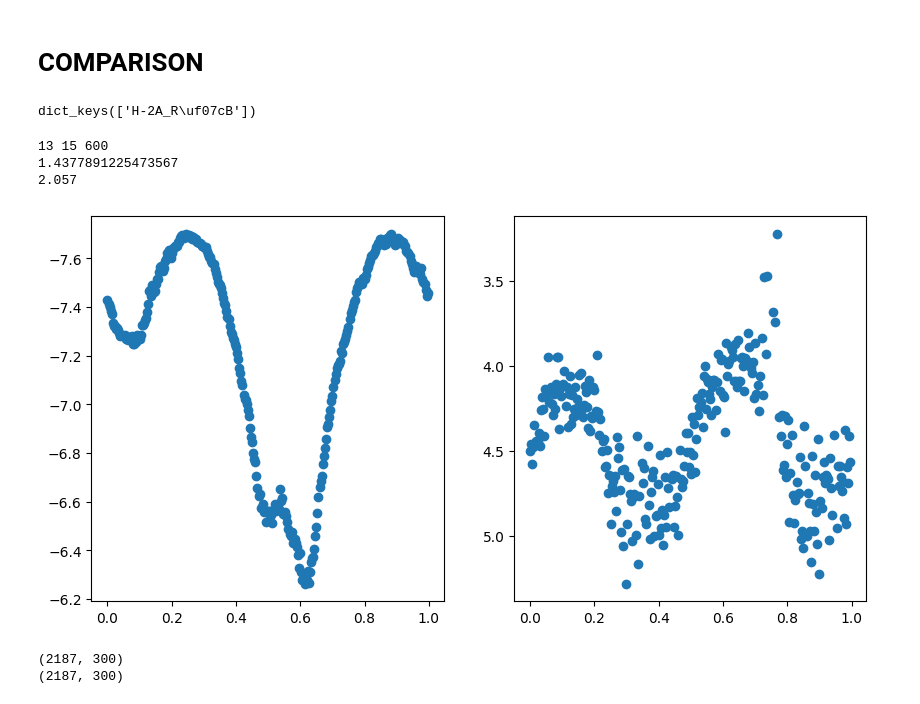
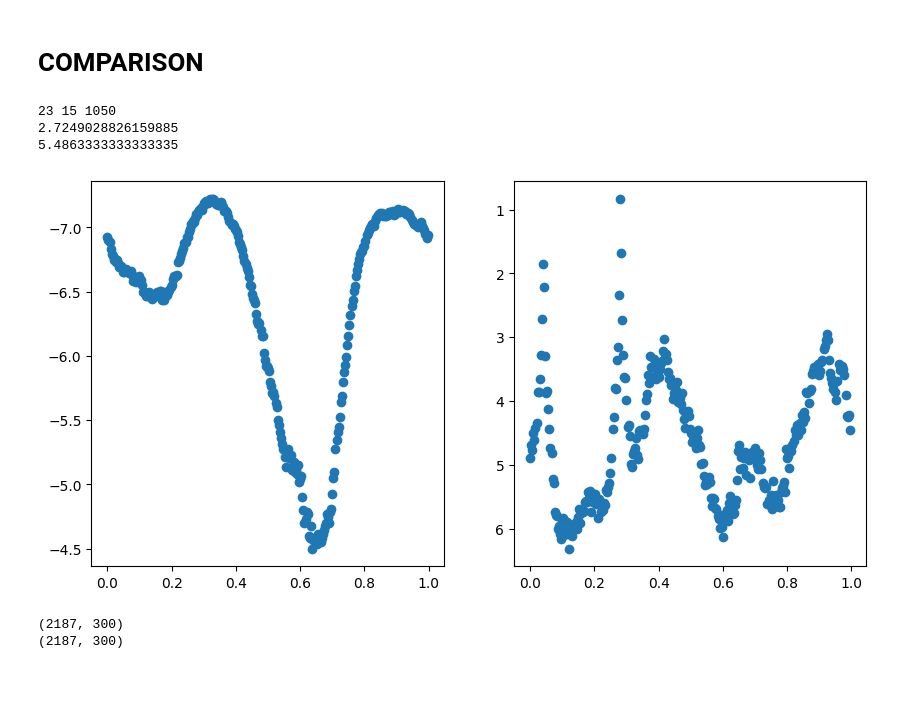
Before and after one commit to kyselica12/classification_of_light_curves, a Jupyter notebook: src/notebooks/data_phase_angle.ipynb, the cells around one changed output. Saved outputs shown, nothing was run; the diff lists cells and outputs as text; code cells hidden in the pictures.

```diff
--- a/src/notebooks/data_phase_angle.ipynb
+++ b/src/notebooks/data_phase_angle.ipynb
@@ -206,34 +206,31 @@ SYNTHETIC_DATA_PATH = "c:/Users/Kyselica/Desktop/kyselica/classification_of_ligh
 d = load_npy_file("h2a")["h2a"]
 d2 = load_csv_file("h-2a", regex=r'H-2A.*B$')
 # %%
-print(d2.keys())
 dd = filter_data(d2[list(d2.keys())[0]], FILTER_CFG)
-# %% [output]
-dict_keys(['H-2A_R\uf07cB'])
 # %%
-PHS = 40
+PHS = 70
 
 x = synthetic_by_angles(d, PHS,30)
 z = real_by_angle(dd, phs_from=PHS-1.5, phs_to=PHS+1.5)
 
 print(max(x) - min(x))
 print(max(z[z!=0]) - min(z[z!=0]))
 
 fig, axs = plt.subplots(1,2)
 fig.set_figheight(5)
 fig.set_figwidth(10)
 axs[0].invert_yaxis()
 # axs[0].axis(ymin=5, ymax=-10)
 axs[0].scatter(np.arange(300)/300, x)
 
 axs[1].scatter(np.arange(300)[z!=0] / 300, z[z!=0])
 axs[1].invert_yaxis()
 # axs[1].axis(ymin=6, ymax=2)
 # %% [output]
-13 15 600
-1.4377891225473567
-2.057
+23 15 1050
+2.7249028826159885
+5.4863333333333335
-[figure, old version]
+[figure, new version]
 # %%
 output_path = "c:/Users/Kyselica/Desktop/kyselica/classification_of_light_curves/resources/real_mmt2"
 
```
Also changed, not shown: parts of 1 cell of this notebook, 6 other files.
